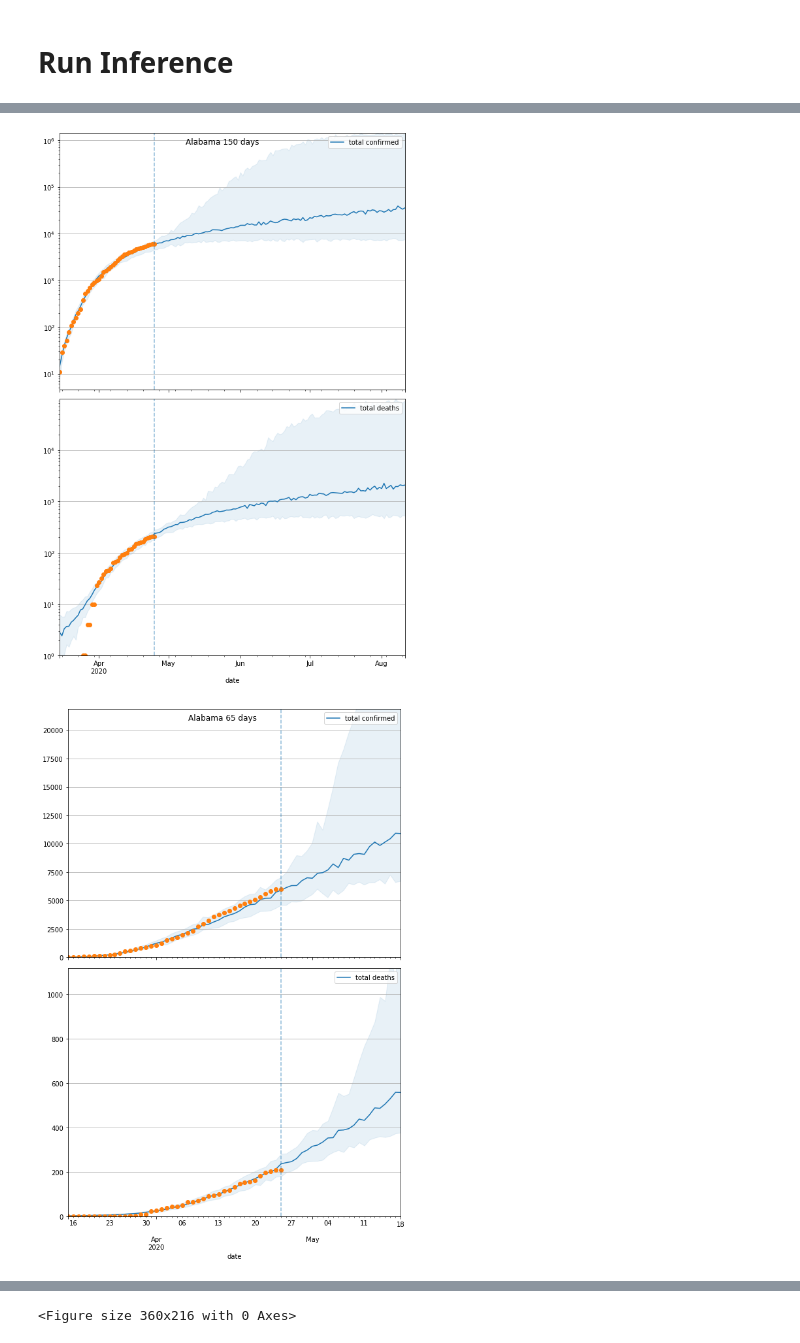
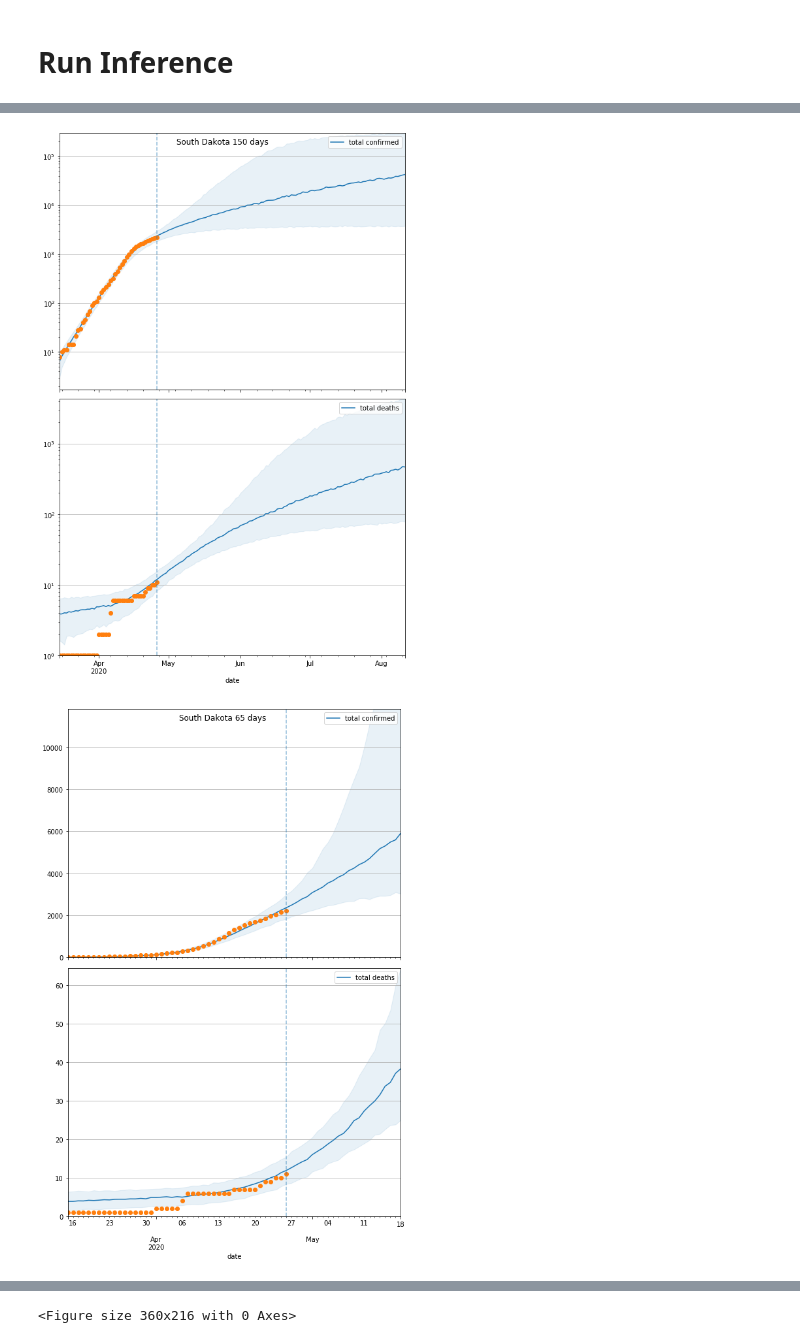
Before and after one commit to dsheldon/covid, a Jupyter notebook: scripts/SIR.ipynb, the cells around one changed output, grey strips where cells are left out. Saved outputs shown, nothing was run; the diff lists cells and outputs as text; code cells hidden in the pictures.

```diff
--- a/scripts/SIR.ipynb
+++ b/scripts/SIR.ipynb
@@ -25,9 +25,10 @@ data = util.load_state_data()
 #places = ['NY', 'MA', 'WA', 'AK', 'WV']
 #places = ['US']
 #places = sorted(['NY', 'WA', 'MA', 'MI', 'AL', 'AR', 'KY'])
-places = ['NY']
+places = ['SD']
 
 save = True
 for place in places:
-    util.run_place(data, place, save=save, start='2020-03-15', num_warmup=100, num_samples=100)
+    util.run_place(data, place, save=save, start='2020-03-15',
+                   num_warmup=1000, num_samples=1000, num_prior_samples=1000)
 # %% [output]
@@ -65,7 +66,7 @@ start = '2020-03-15'
 #places = ['CO']
 #places = ['NY', 'WA', 'MA']
 #places = sorted(['NY', 'WA', 'MA', 'MI', 'AL', 'AR', 'KY'])
-places = ['AL']
+places = ['SD']
 
 save = True
 
@@ -79,2 +80,2 @@ for place in places:
-[figure, old version]
+[figure, new version]
-[figure, old version]
+[figure, new version]
```
Also changed, not shown: parts of 2 cells of this notebook, 1 other file.
